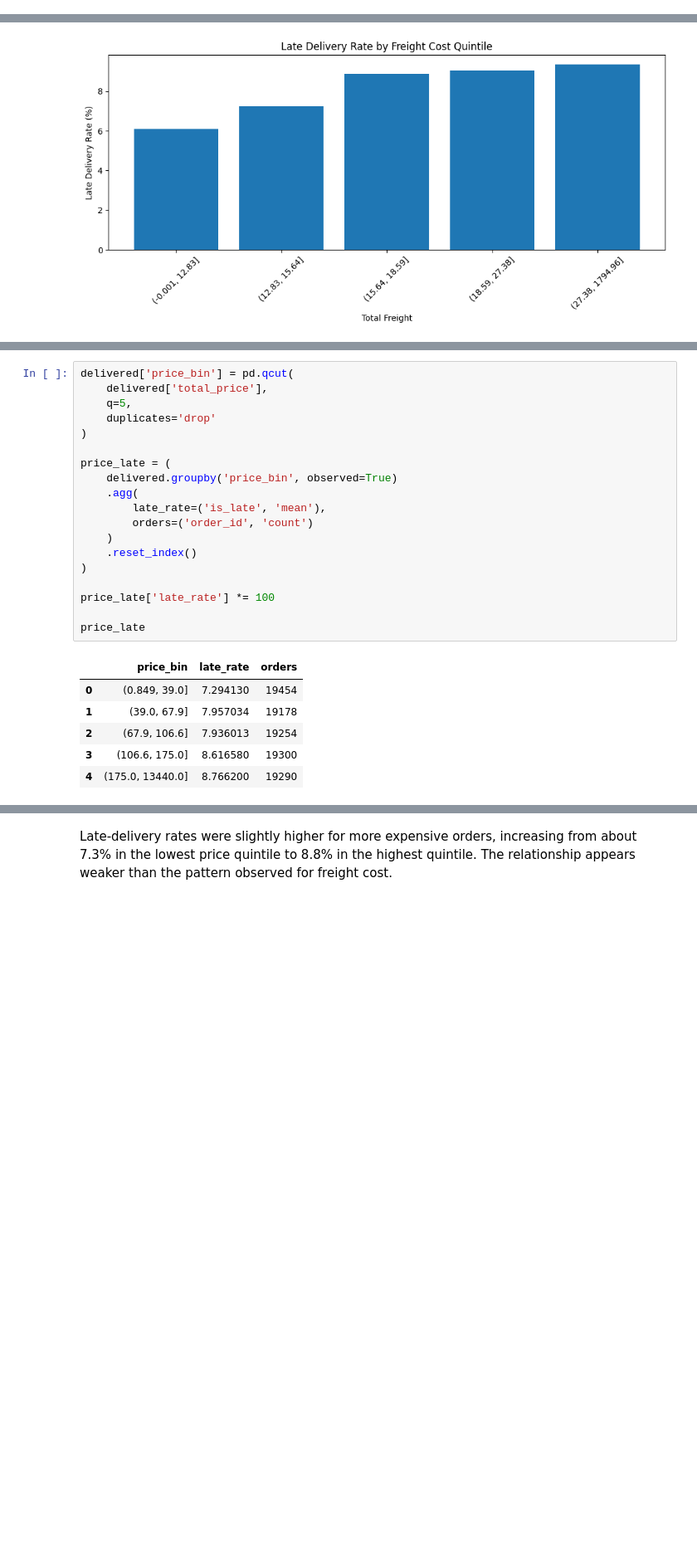
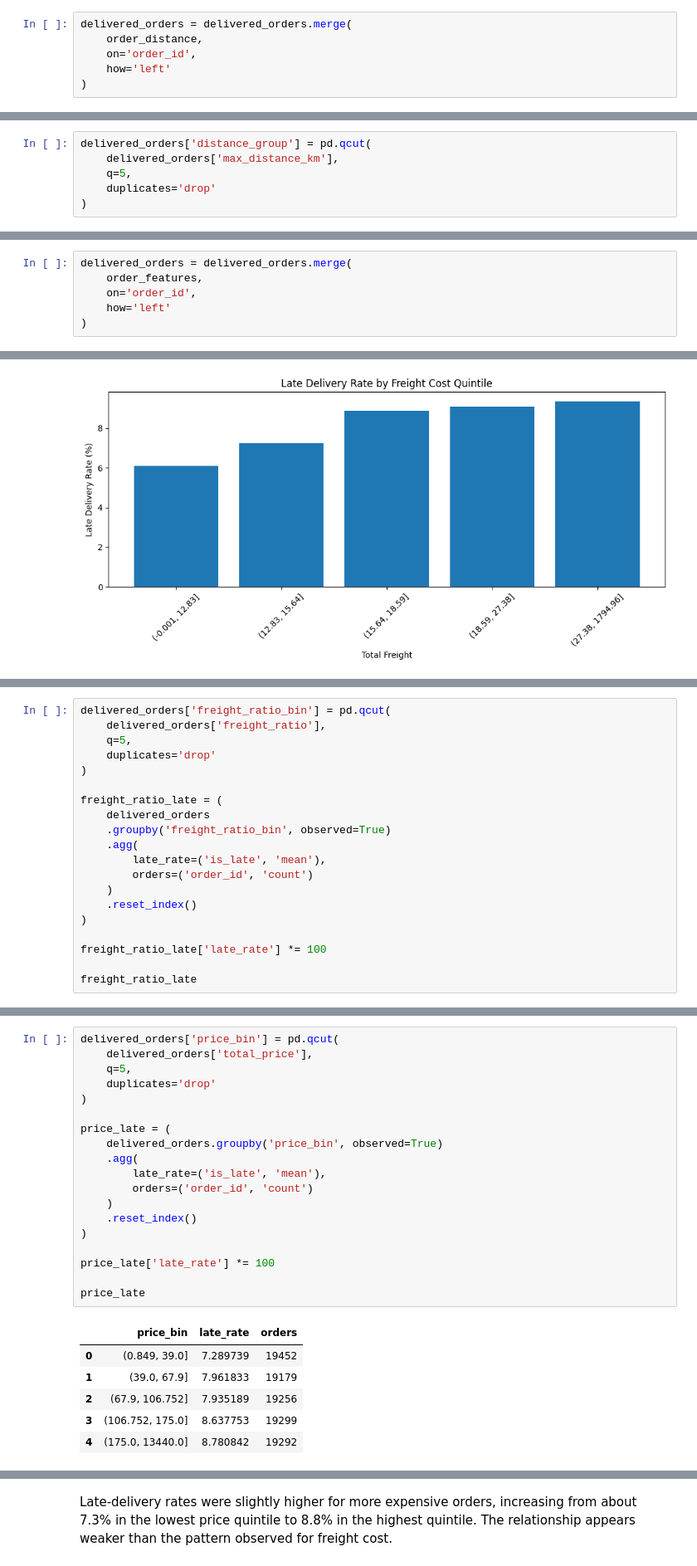
Before and after one commit to IT5006-Group9/IT5006-Group9-Olist-Project, a Jupyter notebook: notebooks/02_late_delivery_classification_eda.ipynb, the cells around one changed output, grey strips where cells are left out. Shown at 83% size. Saved outputs shown, nothing was run; the diff lists cells and outputs as text; blank space fills up the shorter version.

```diff
--- a/notebooks/02_late_delivery_classification_eda.ipynb
+++ b/notebooks/02_late_delivery_classification_eda.ipynb
@@ -393,0 +535,6 @@ freight_late
+# %%
+delivered_orders = delivered_orders.merge(
+    order_distance,
+    on='order_id',
+    how='left'
+)
@@ -393,0 +554,6 @@ freight_late
+# %%
+delivered_orders['distance_group'] = pd.qcut(
+    delivered_orders['max_distance_km'],
+    q=5,
+    duplicates='drop'
+)
@@ -393,0 +651,6 @@ freight_late
+# %%
+delivered_orders = delivered_orders.merge(
+    order_features,
+    on='order_id',
+    how='left'
+)
@@ -412,0 +729,20 @@ Late-delivery rates increased with freight cost, rising from about 6.1% in the l
+# %%
+delivered_orders['freight_ratio_bin'] = pd.qcut(
+    delivered_orders['freight_ratio'],
+    q=5,
+    duplicates='drop'
+)
+
+freight_ratio_late = (
+    delivered_orders
+    .groupby('freight_ratio_bin', observed=True)
+    .agg(
+        late_rate=('is_late', 'mean'),
+        orders=('order_id', 'count')
+    )
+    .reset_index()
+)
+
+freight_ratio_late['late_rate'] *= 100
+
+freight_ratio_late
@@ -413,29 +777,29 @@ Late-delivery rates increased with freight cost, rising from about 6.1% in the l
 # %%
-delivered['price_bin'] = pd.qcut(
-    delivered['total_price'],
+delivered_orders['price_bin'] = pd.qcut(
+    delivered_orders['total_price'],
     q=5,
     duplicates='drop'
 )
 
 price_late = (
-    delivered.groupby('price_bin', observed=True)
+    delivered_orders.groupby('price_bin', observed=True)
     .agg(
         late_rate=('is_late', 'mean'),
         orders=('order_id', 'count')
     )
     .reset_index()
 )
 
 price_late['late_rate'] *= 100
 
 price_late
 # %% [output]
 |  | price_bin | late_rate | orders |
-| 0 | (0.849, 39.0] | 7.294130 | 19454 |
-| 1 | (39.0, 67.9] | 7.957034 | 19178 |
-| 2 | (67.9, 106.6] | 7.936013 | 19254 |
-| 3 | (106.6, 175.0] | 8.616580 | 19300 |
-| 4 | (175.0, 13440.0] | 8.766200 | 19290 |
+| 0 | (0.849, 39.0] | 7.289739 | 19452 |
+| 1 | (39.0, 67.9] | 7.961833 | 19179 |
+| 2 | (67.9, 106.752] | 7.935189 | 19256 |
+| 3 | (106.752, 175.0] | 8.637753 | 19299 |
+| 4 | (175.0, 13440.0] | 8.780842 | 19292 |
 # %%
 plt.figure(figsize=(10, 5))
 
```
Also changed, not shown: parts of 99 cells of this notebook.
